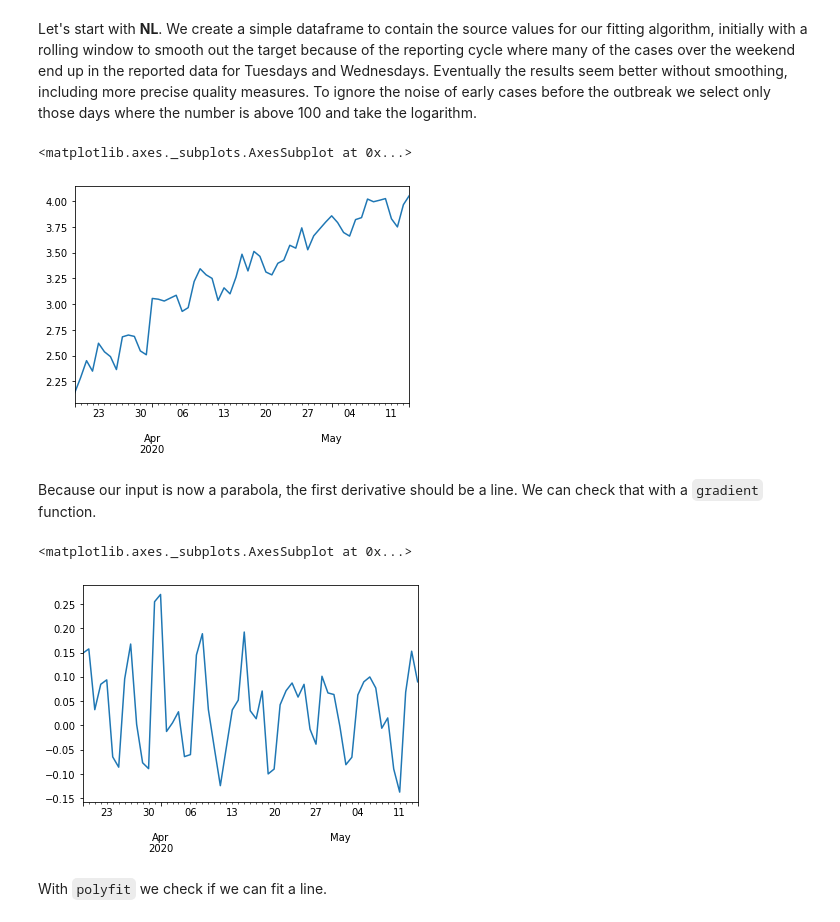
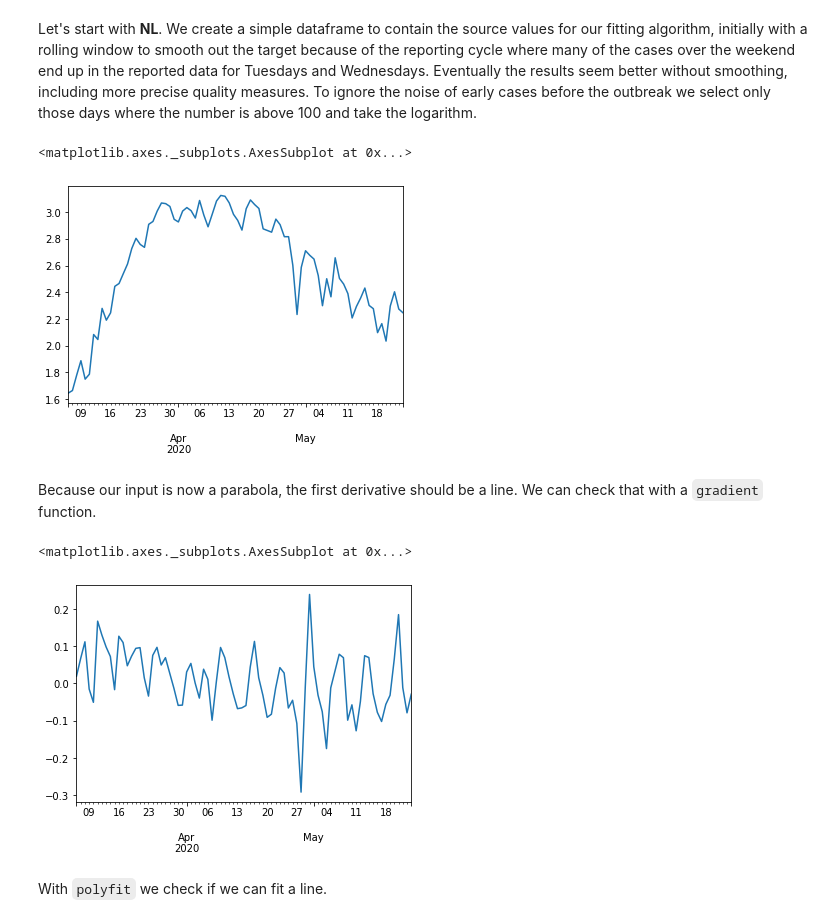
Before and after one commit to R3dje/COVID19, a Jupyter notebook: Modelpivot.ipynb, the cells around one changed output. Saved outputs shown, nothing was run; the diff lists cells and outputs as text; code cells hidden in the pictures.

```diff
--- a/Modelpivot.ipynb
+++ b/Modelpivot.ipynb
@@ -125,17 +125,17 @@ df_geo['cases'][['IT', 'ES', 'FR', 'BE', 'NL']].rolling(14, win_type='triang').m
 # %% [markdown]
 Let's start with __NL__. We create a simple dataframe to contain the source values for our fitting algorithm, initially with a rolling window to smooth out the target because of the reporting cycle where many of the cases over the weekend end up in the reported data for Tuesdays and Wednesdays. Eventually the results seem better without smoothing, including more precise quality measures. To ignore the noise of early cases before the outbreak we select only those days where the number is above 100 and take the logarithm.
 # %%
-country  = 'BR'
+country  = 'NL'
 measure  = 'cases'
 pmeasure = 'pcases'
 
 df_pred = pd.DataFrame({'x':df_geo['daynum'], 'y':df_geo[measure][country]})
-df_pred = df_pred[df_pred['y'] > 100]
+df_pred = df_pred[df_pred['y'] > 10]
 df_pred['y'] = np.log10(df_pred['y'])
 df_pred['y'].plot()
 # %% [output]
 <matplotlib.axes._subplots.AxesSubplot at 0x...>
-[figure, old version]
+[figure, new version]
 # %% [markdown]
 Because our input is now a parabola, the first derivative should be a line. We can check that with a `gradient` function.
 # %%
@@ -143,7 +143,7 @@ df_pred['g'] = np.gradient(df_pred['y'])
 df_pred['g'].plot()
 # %% [output]
 <matplotlib.axes._subplots.AxesSubplot at 0x...>
-[figure, old version]
+[figure, new version]
 # %% [markdown]
 With `polyfit` we check if we can fit a line.
 # %%
```
Also changed, not shown: parts of 12 cells of this notebook, 2 other files.
